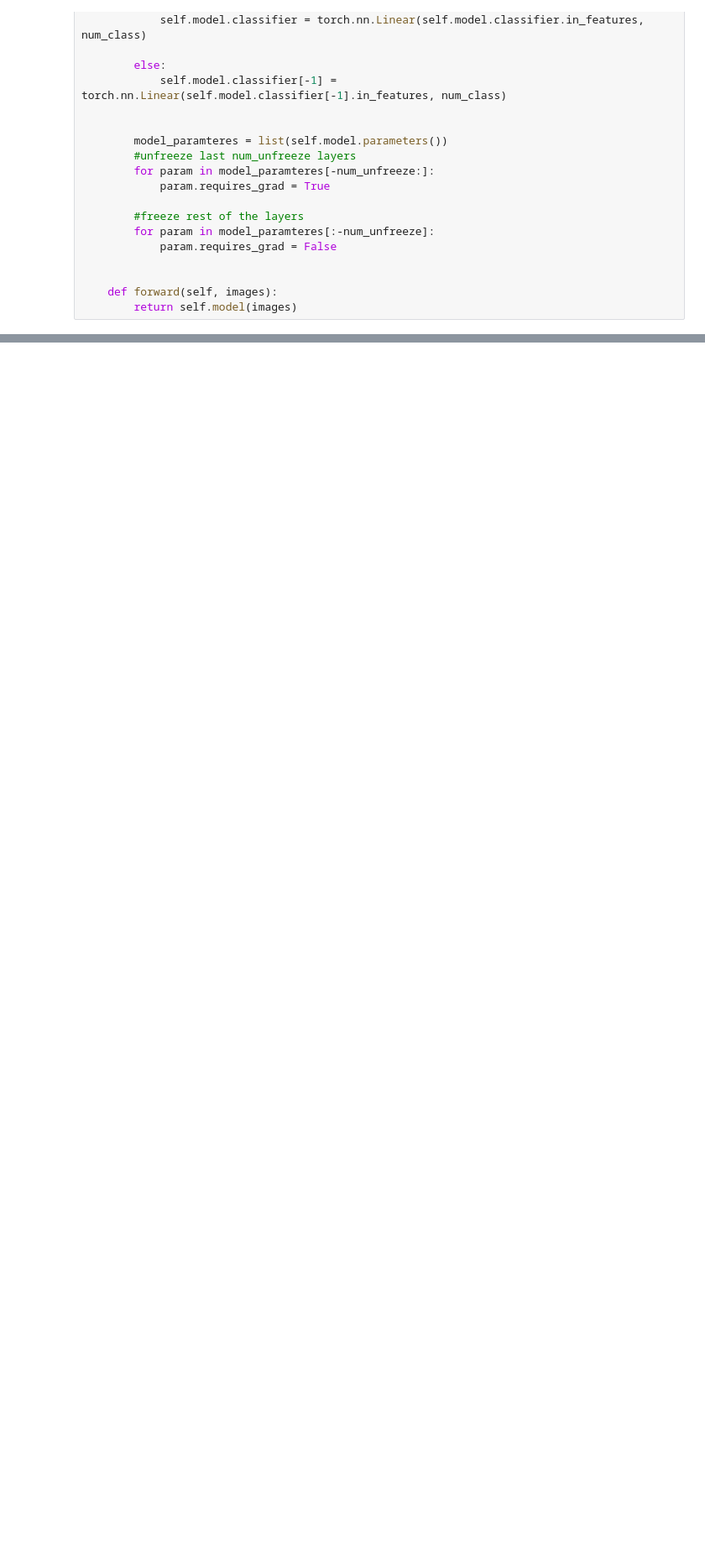
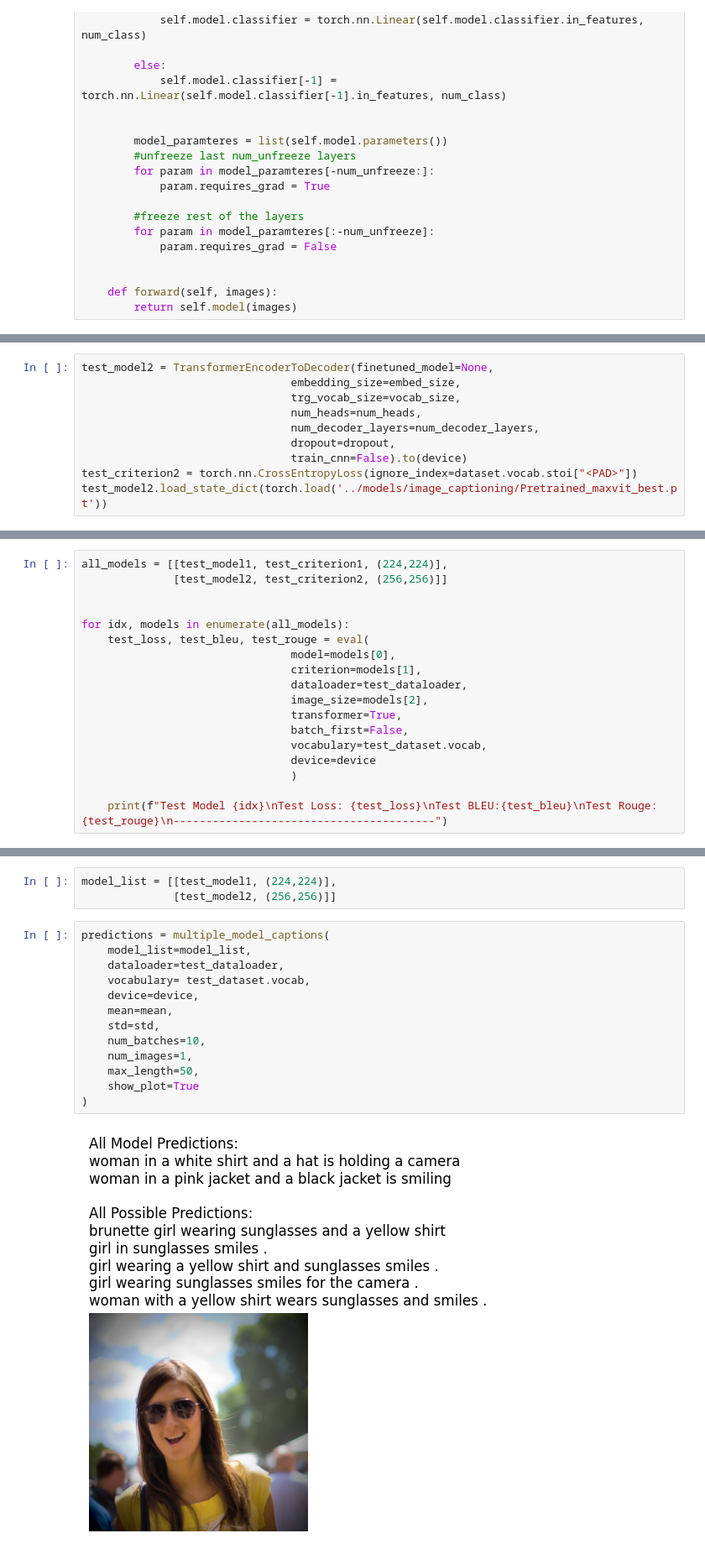
Before and after one commit to Jaywhisker/PlayWrite, a Jupyter notebook: notebooks/image_caption_transformers.ipynb, the cells around one changed output, grey strips where cells are left out. Shown at 84% size. Drawn from its saved outputs; the diff is of its cells as text; blank space fills up the shorter version.

```diff
--- a/notebooks/image_caption_transformers.ipynb
+++ b/notebooks/image_caption_transformers.ipynb
@@ -1248,0 +1239,10 @@ predictions = multiple_model_captions(
+# %%
+test_model2 = TransformerEncoderToDecoder(finetuned_model=None,
+                                embedding_size=embed_size,
+                                trg_vocab_size=vocab_size,
+                                num_heads=num_heads,
+                                num_decoder_layers=num_decoder_layers,
+                                dropout=dropout,
+                                train_cnn=False).to(device)
+test_criterion2 = torch.nn.CrossEntropyLoss(ignore_index=dataset.vocab.stoi["<PAD>"])
+test_model2.load_state_dict(torch.load('../models/image_captioning/Pretrained_maxvit_best.pt'))
@@ -1248,0 +1251,18 @@ predictions = multiple_model_captions(
+# %%
+all_models = [[test_model1, test_criterion1, (224,224)],
+              [test_model2, test_criterion2, (256,256)]]
+
+
+for idx, models in enumerate(all_models):
+    test_loss, test_bleu, test_rouge = eval(
+                                model=models[0],
+                                criterion=models[1],
+                                dataloader=test_dataloader,
+                                image_size=models[2],
+                                transformer=True,
+                                batch_first=False,
+                                vocabulary=test_dataset.vocab,
+                                device=device
+                                )
+
+    print(f"Test Model {idx}\nTest Loss: {test_loss}\nTest BLEU:{test_bleu}\nTest Rouge:{test_rouge}\n----------------------------------------")
@@ -1248,0 +1460,18 @@ predictions = multiple_model_captions(
+# %%
+model_list = [[test_model1, (224,224)],
+              [test_model2, (256,256)]]
+# %%
+predictions = multiple_model_captions(
+    model_list=model_list,
+    dataloader=test_dataloader,
+    vocabulary= test_dataset.vocab,
+    device=device,
+    mean=mean,
+    std=std,
+    num_batches=10,
+    num_images=1,
+    max_length=50,
+    show_plot=True
+)
+# %% [output]
+[figure, added]
```
Also changed, not shown: parts of 87 cells of this notebook, 11 other files.
